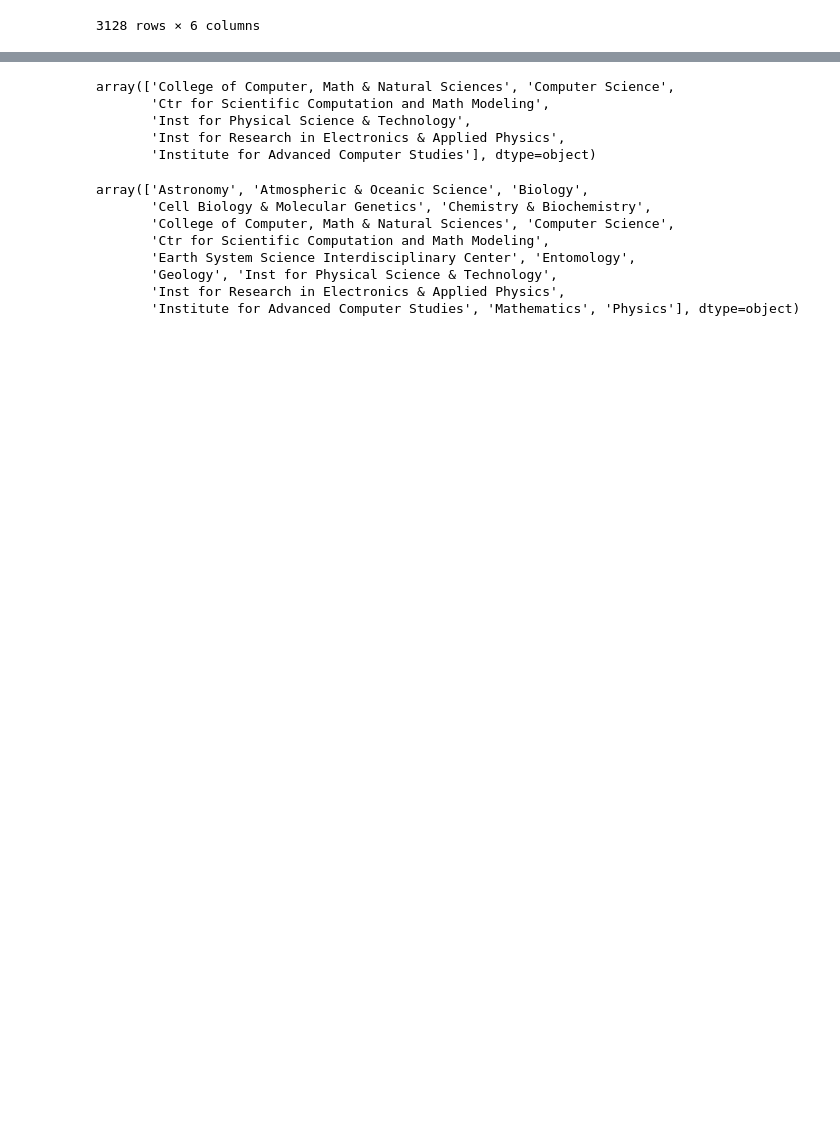
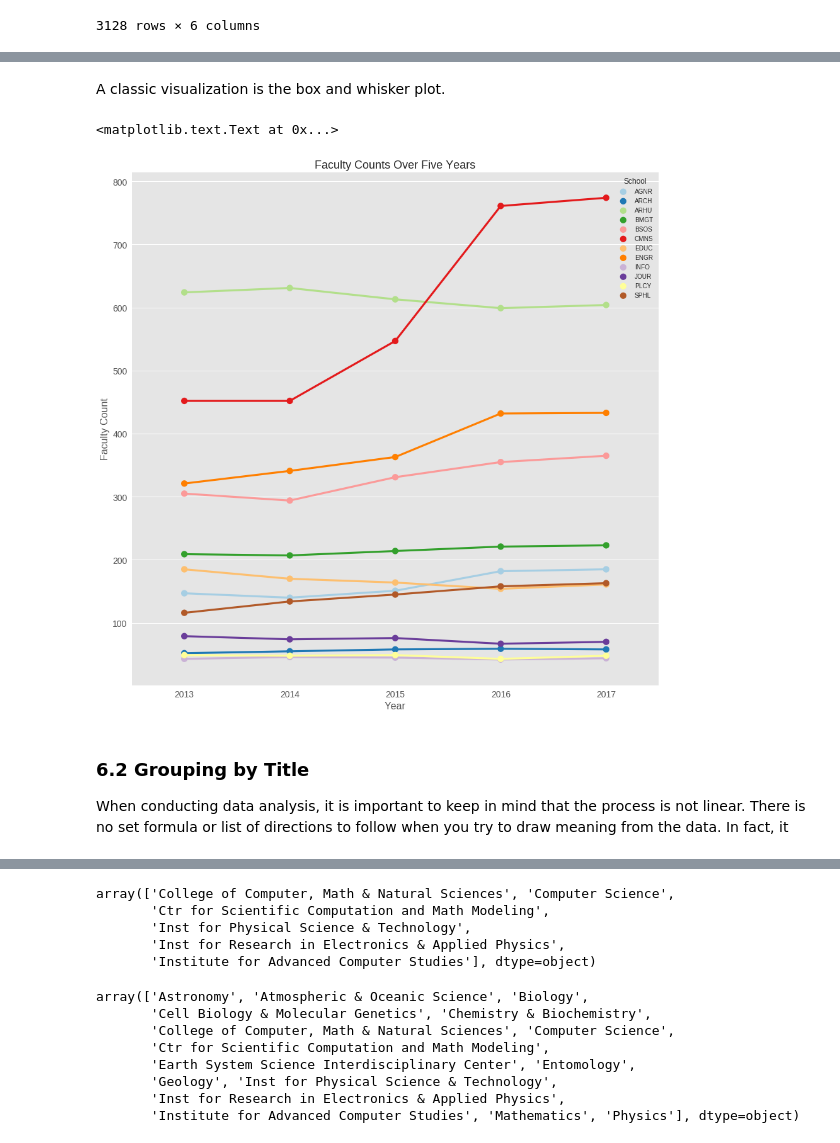
Before and after one commit to rosegaray/UMDSalaryGuideData, a Jupyter notebook: 320_FInal_Project.ipynb, the cells around one changed output, grey strips where cells are left out. Drawn from its saved outputs; the diff is of its cells as text; code cells hidden in the pictures; blank space fills up the shorter version.

Commit message:
more graphs and writeup

```diff
--- a/320_FInal_Project.ipynb
+++ b/320_FInal_Project.ipynb
@@ -269,5 +302,7 @@ def wrangle(year):
 # %%
 df_16 = wrangle(2016)
 df_15 = wrangle(2015)
+df_14 = wrangle(2014)
+df_13 = wrangle(2013)
 # %% [markdown]
 <a id='eda'></a>
@@ -469,0 +456,37 @@ result.reset_index(drop=True)
+# %% [markdown]
+A classic visualization is the box and whisker plot.
+# %%
+# Get faculty counts per school given a dataframe
+def get_counts(df):
+    retdf = df[['School', 'Year']]
+    retdf = pd.DataFrame(data={'Count': retdf.groupby(['School', 'Year']).size()}).reset_index()
+    return retdf
+
+# Apply function to the five years of data
+c_17 = get_counts(df_17)
+c_16 = get_counts(df_16)
+c_15 = get_counts(df_15)
+c_14 = get_counts(df_14)
+c_13 = get_counts(df_13)
+
+# Combine data from all years
+results = pd.concat([c_17,c_16,c_15,c_14,c_13])
+# PUAF became PLCY recently
+results['School'] = results['School'].replace(['PUAF'], 'PLCY')
+results = results.reset_index(drop=True)
+# results
+# %%
+plt.figure(figsize=(15,15))
+sns.set_palette("Paired", 12)
+sns.pointplot(x="Year", y="Count", hue="School", data=results)
+plt.xlabel('Year', fontsize=16)
+plt.xticks(fontsize=14)
+plt.ylabel('Faculty Count', fontsize=16)
+plt.yticks(fontsize=14)
+plt.title('Faculty Counts Over Five Years', fontsize=18)
+# %% [output]
+<matplotlib.text.Text at 0x...>
+[figure, added]
+# %% [markdown]
+### 6.2 Grouping by Title
+When conducting data analysis, it is important to keep in mind that the process is not linear. There is no set formula or list of directions to follow when you try to draw meaning from the data. In fact, it
```
Also changed, not shown: parts of 65 cells of this notebook.
